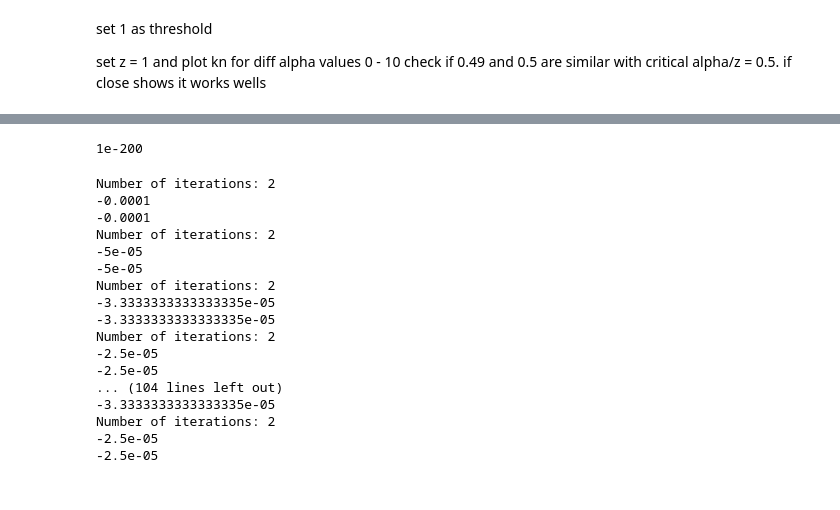
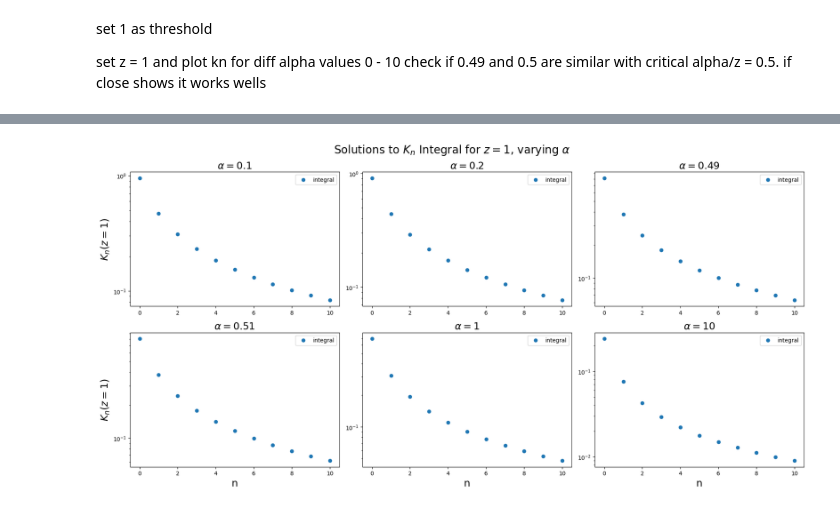
Before and after one commit to ravikoka/rcphy, a Jupyter notebook: hw2_recurrence_relations.ipynb, the cells around one changed output, grey strips where cells are left out. Drawn from its saved outputs; the diff is of its cells as text; code cells hidden in the pictures.

```diff
--- a/hw2_recurrence_relations.ipynb
+++ b/hw2_recurrence_relations.ipynb
@@ -255,5 +216,0 @@ inf
-# %%
-solver = KnSolver(alpha=0.04, z=[0.1], n_max=10, epsilon=1e-10)
-
-Kn = solver.solve_analytically_at_z(0.1)
-Kn
@@ -283,3 +216,0 @@ Number of iterations: 27
-# %%
-solver = KnSolver(alpha=0.04, z=[0.1], n_max=10, epsilon=1e-10)
-solver.downwards_recurrence_at_z(0.1)
@@ -387,10 +216,0 @@ Kzero
-# %%
-alphas = [0.001, 0.5, 10]
-
-for alpha in alphas:
-    solver = KnSolver(alpha=alpha, z=[1], n_max=10, epsilon=1e-10)
-
-    solver.analytic_solution_Kn_at_z(10, z=1)
-    #Kn = solver.solve_Kn_integral()
-    #print(Kn.shape)
-    plt.scatter(np.arange(0, 11), Kn.flatten())
@@ -403,27 +217,26 @@ ValueError: x and y must be the same size
-# %%
-1e-200
-# %% [output]
-1e-200
-# %%
-#solver = KnSolver(0.1, np.array([1, 2, 3, 4]), 10, 1e-2)
-solver = KnSolver(1e-4, np.array([1, 2, 3, 4]), 10, 1e-2)
-# %%
-hist = test = solver.solve_analytically()
-# %% [output]
-Number of iterations: 2
--0.0001
--0.0001
-Number of iterations: 2
--5e-05
--5e-05
-Number of iterations: 2
--3.3333333333333335e-05
--3.3333333333333335e-05
-Number of iterations: 2
--2.5e-05
--2.5e-05
-... (104 lines left out)
--3.3333333333333335e-05
-Number of iterations: 2
--2.5e-05
--2.5e-05
+# %%
+alphas = [0.1, 0.2, 0.49, 0.51, 1, 10]
+z = 1
+fig, axs = plt.subplots(2, 3, figsize=(18, 9))
+x_axis = [i for i in range(0, 11)]
+
+for alpha, ax in zip(alphas, axs.ravel()):
+    solver = KnSolver(alpha=alpha, z=[z], n_max=10, epsilon=1e-10)
+
+
+    ax.scatter(x_axis, solver.solve_Kn_integral(), label='integral')
+
+    ax.set_yscale('log')
+    ax.set_title(r'$\alpha=$' + f'{alpha}', fontsize=18)
+    ax.legend()
+
+axs[0][0].set_ylabel(r'$K_n(z=1)$', fontsize=18)
+axs[1][0].set_ylabel(r'$K_n(z=1)$', fontsize=18)
+axs[1][0].set_xlabel(r'n', fontsize=18)
+axs[1][1].set_xlabel(r'n', fontsize=18)
+axs[1][2].set_xlabel(r'n', fontsize=18)
+
+fig.suptitle(r'Solutions to $K_n$ Integral for $z=1$, varying $\alpha$', fontsize=20)
+plt.tight_layout()
+# %% [output]
+[figure, added]
```
Also changed, not shown: parts of 16 cells of this notebook.
